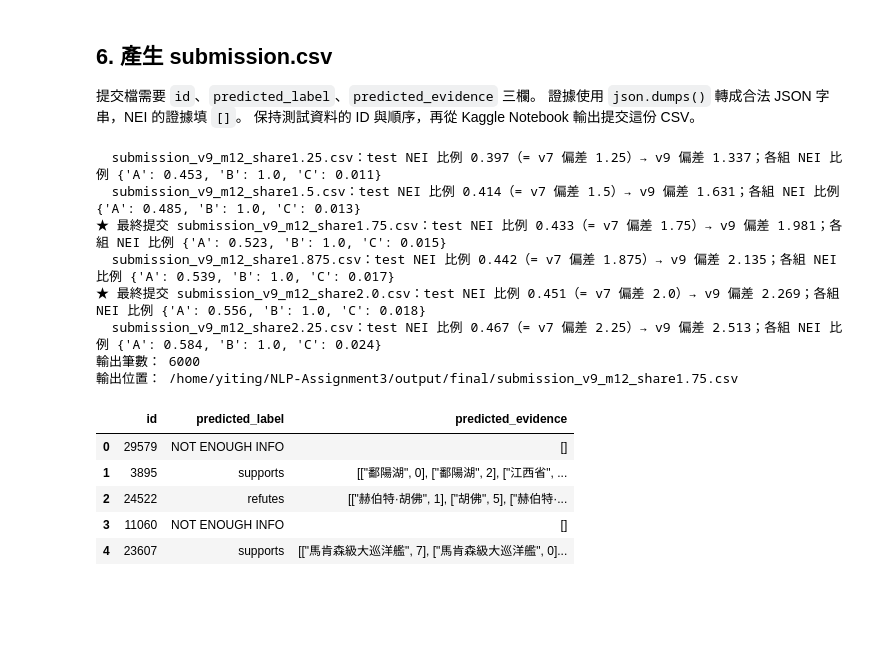
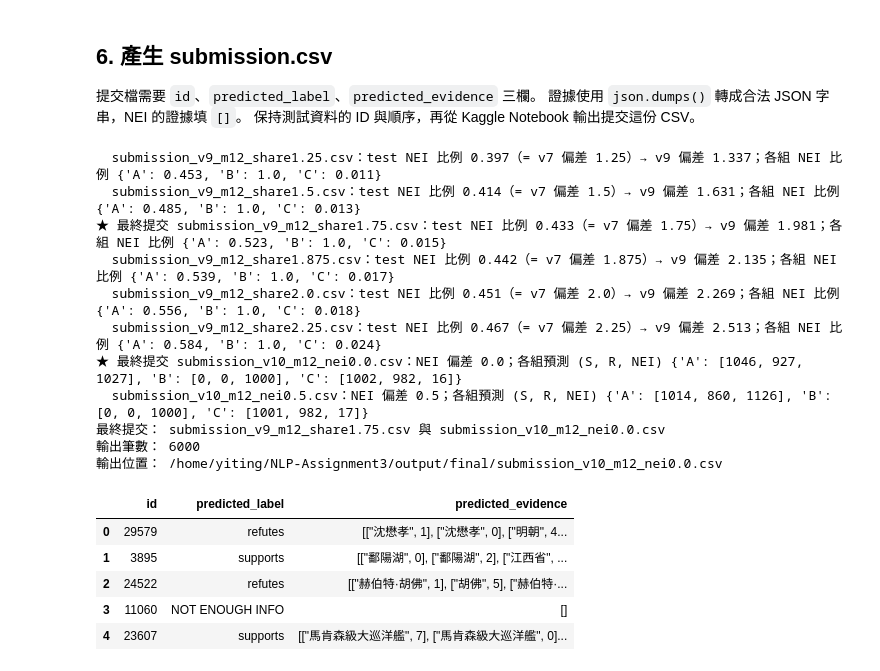
Before and after one commit to yiting-224/NLP-Assignment3, a Jupyter notebook: NLP_HW3_NTHU_115062556.ipynb, the cells around one changed output. Cells and saved outputs as stored; diff of their text form; code cells hidden in the pictures; blank space fills up the shorter version.

```diff
--- a/NLP_HW3_NTHU_115062556.ipynb
+++ b/NLP_HW3_NTHU_115062556.ipynb
@@ -2099,28 +2122,3 @@ Label Accuracy 只看分類；CFEVER Score 還要求證據正確，NEI 則只看
 三個階段已各自印出分數；下面彙整，並額外計算競賽使用的 CFEVER Score。
 公開測試集沒有標準答案，因此分數在 dev.jsonl 上計算，test.jsonl 只輸出預測。
 所有分數的範圍都是 0～1，例如 0.8 表示 80%。
-# %%
-# 部署用的 NEI 偏差：讓 v9 集成的 test NEI 預測比例，對齊 v7（6 成員）在偏差 1.25 / 1.5 / 1.75 / 1.875 / 2.0 / 2.25 時的比例。
-# 掃描結果與選擇依據見 Report Q3、Q4。最終提交兩份：1.75 與 2.0。
-FINAL_SHARES = (1.75, 2.0)
-V9_BIAS = {}
-for _vb in (1.25, 1.5, 1.75, 1.875, 2.0, 2.25):
-    _share = nei_share(test_logits, _vb)
-    V9_BIAS[_vb] = (_share, bias_for_share(test_logits9, _share))
-
-strict_hits = {}
-for _vb in FINAL_SHARES:
-    _pred_dev = (dev_logits9 + np.array([0, 0, V9_BIAS[_vb][1]])).argmax(1)
-    strict_hits[_vb] = cf(_pred_dev, dev_y, dev_ev_ok)      # 與 Kaggle metric 一致：標籤要對，且前 5 句證據完整涵蓋任一組標準證據（NEI 只看標籤）
-
-metrics9 = {
-    "document_recall_at5": page_recall(dev, ranked["dev"], 5),
-    "evidence_recall_at5": evidence_recall(dev, EV_OUT["dev"], 5),
-    "classification_accuracy": acc9,
-    **{f"cfever_score_share{_vb}": strict_hits[_vb] for _vb in FINAL_SHARES},
-}
-print(f"Document Retrieval Recall@5: {metrics9['document_recall_at5']:.4f}")
-print(f"Evidence Retrieval Recall@5: {metrics9['evidence_recall_at5']:.4f}")
-print(f"Classification Accuracy（12 成員集成，未加偏差）: {metrics9['classification_accuracy']:.4f}")
-for _vb in FINAL_SHARES:
-    print(f"CFEVER Score（dev，部署偏差 {V9_BIAS[_vb][1]:.3f}，對齊 v7 偏差 {_vb}）: {strict_hits[_vb]:.4f}")
@@ -2141,38 +2192,51 @@ def make_submission(pred, path):
     evs = ["[]" if p == 2 else json.dumps([[titles[c[1]], c[2]] for c in EV_OUT["test"][qi][:5]], ensure_ascii=False) for qi, p in enumerate(pred)]
     out = pd.DataFrame({"id": test["id"], "predicted_label": [LABEL_OUT[p] for p in pred], "predicted_evidence": evs})
     out.to_csv(path, index=False, encoding="utf-8")
     return out
 
 
 _sfx = "_quick" if QUICK_TEST else ""
 OUTPUT_DIR.mkdir(parents=True, exist_ok=True)
 _g9 = np.where(np.array(test["id"]) <= 31996, "A", np.where(np.array(["最喜歡" in c for c in test["claim"]]), "B", "C"))
 # test 內有 3 種來源明顯不同的題目（見 Report Q4(d)）：A = id<=31996（與 train/dev 的 id 交錯）；
 # B = id>31996 且含「最喜歡」（1000 題，虛構的個人偏好句）；C = id>31996 其餘（2000 題，整句像是抄自維基）。
 V9_SUBS = {}
 for _vb, (_share, _b9) in V9_BIAS.items():
     _pred = (test_logits9 + np.array([0, 0, _b9])).argmax(1)
     _path = OUTPUT_DIR / f"submission_v9_m{len(V9_TAGS)}_share{_vb}{_sfx}.csv"
     make_submission(_pred, _path)                                 # 證據使用選擇器重排後的前 5 句（EV_OUT）
     V9_SUBS[_vb] = _path
     print(f"{'★ 最終提交 ' if _vb in FINAL_SHARES else '  '}{_path.name}：test NEI 比例 {_share:.3f}（= v7 偏差 {_vb}）→ v9 偏差 {_b9:.3f}；各組 NEI 比例",
           {g: round(float((_pred[_g9 == g] == 2).mean()), 3) for g in "ABC"})
 
-submission = pd.read_csv(V9_SUBS[FINAL_SHARES[0]])
+V10_SUBS = {}
+for _b in DEV_BIASES:
+    _pred = (test_logits9 + np.array([0, 0, _b])).argmax(1)
+    _path = OUTPUT_DIR / f"submission_v10_m{len(V9_TAGS)}_nei{_b}{_sfx}.csv"
+    make_submission(_pred, _path)
+    V10_SUBS[_b] = _path
+    print(f"{'★ 最終提交 ' if _b == 0.0 else '  '}{_path.name}：NEI 偏差 {_b}；各組預測 (S, R, NEI)",
+          {g: np.bincount(_pred[_g9 == g], minlength=3).tolist() for g in "ABC"})
+
+submission = pd.read_csv(V10_SUBS[0.0])
+print("最終提交：", V9_SUBS[FINAL_SHARES[0]].name, "與", V10_SUBS[0.0].name)
 print("輸出筆數：", len(submission))
-print("輸出位置：", V9_SUBS[FINAL_SHARES[0]].resolve())
+print("輸出位置：", V10_SUBS[0.0].resolve())
 submission.head()
 # %% [output]
   submission_v9_m12_share1.25.csv：test NEI 比例 0.397（= v7 偏差 1.25）→ v9 偏差 1.337；各組 NEI 比例 {'A': 0.453, 'B': 1.0, 'C': 0.011}
   submission_v9_m12_share1.5.csv：test NEI 比例 0.414（= v7 偏差 1.5）→ v9 偏差 1.631；各組 NEI 比例 {'A': 0.485, 'B': 1.0, 'C': 0.013}
 ★ 最終提交 submission_v9_m12_share1.75.csv：test NEI 比例 0.433（= v7 偏差 1.75）→ v9 偏差 1.981；各組 NEI 比例 {'A': 0.523, 'B': 1.0, 'C': 0.015}
   submission_v9_m12_share1.875.csv：test NEI 比例 0.442（= v7 偏差 1.875）→ v9 偏差 2.135；各組 NEI 比例 {'A': 0.539, 'B': 1.0, 'C': 0.017}
-★ 最終提交 submission_v9_m12_share2.0.csv：test NEI 比例 0.451（= v7 偏差 2.0）→ v9 偏差 2.269；各組 NEI 比例 {'A': 0.556, 'B': 1.0, 'C': 0.018}
+  submission_v9_m12_share2.0.csv：test NEI 比例 0.451（= v7 偏差 2.0）→ v9 偏差 2.269；各組 NEI 比例 {'A': 0.556, 'B': 1.0, 'C': 0.018}
   submission_v9_m12_share2.25.csv：test NEI 比例 0.467（= v7 偏差 2.25）→ v9 偏差 2.513；各組 NEI 比例 {'A': 0.584, 'B': 1.0, 'C': 0.024}
+★ 最終提交 submission_v10_m12_nei0.0.csv：NEI 偏差 0.0；各組預測 (S, R, NEI) {'A': [1046, 927, 1027], 'B': [0, 0, 1000], 'C': [1002, 982, 16]}
+  submission_v10_m12_nei0.5.csv：NEI 偏差 0.5；各組預測 (S, R, NEI) {'A': [1014, 860, 1126], 'B': [0, 0, 1000], 'C': [1001, 982, 17]}
+最終提交： submission_v9_m12_share1.75.csv 與 submission_v10_m12_nei0.0.csv
 輸出筆數： 6000
-輸出位置： /home/yiting/NLP-Assignment3/output/final/submission_v9_m12_share1.75.csv
+輸出位置： /home/yiting/NLP-Assignment3/output/final/submission_v10_m12_nei0.0.csv
 |  | id | predicted_label | predicted_evidence |
-| 0 | 29579 | NOT ENOUGH INFO | [] |
+| 0 | 29579 | refutes | [["沈懋孝", 1], ["沈懋孝", 0], ["明朝", 4... |
 | 1 | 3895 | supports | [["鄱陽湖", 0], ["鄱陽湖", 2], ["江西省", ... |
 | 2 | 24522 | refutes | [["赫伯特·胡佛", 1], ["胡佛", 5], ["赫伯特·... |
 | 3 | 11060 | NOT ENOUGH INFO | [] |
```
Also changed, not shown: parts of 6 cells of this notebook, 2 other files.
